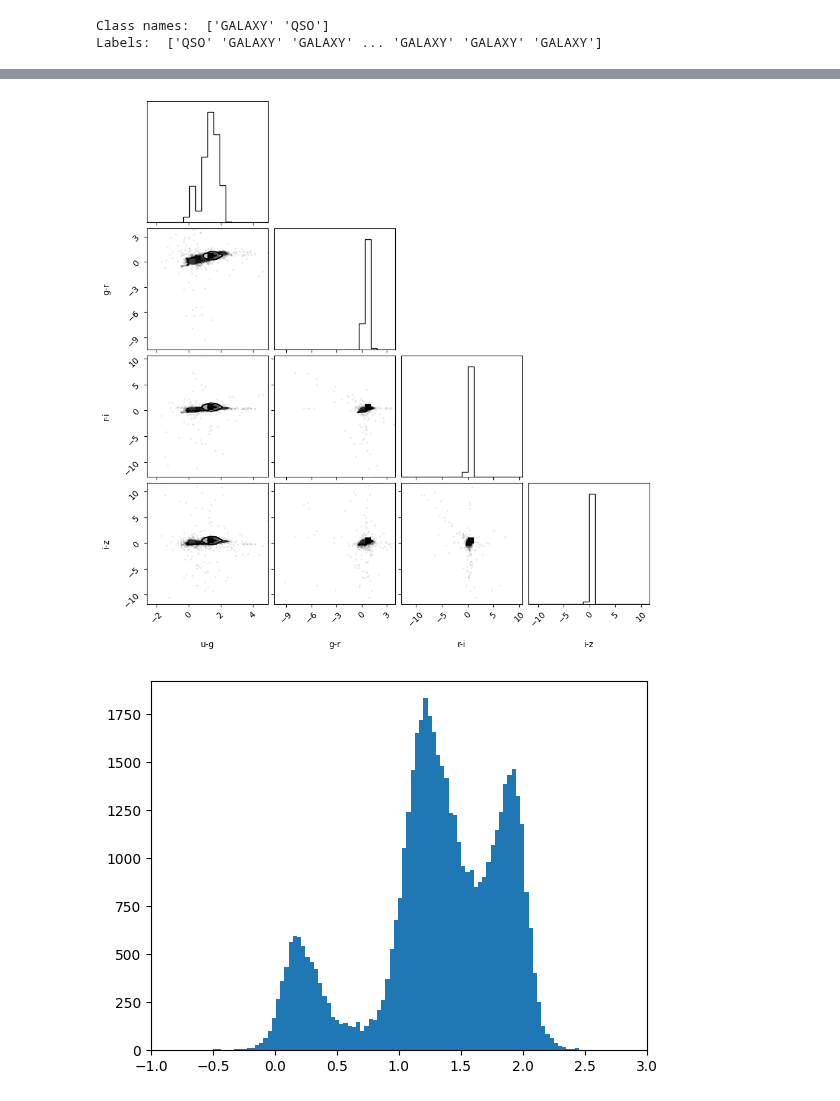
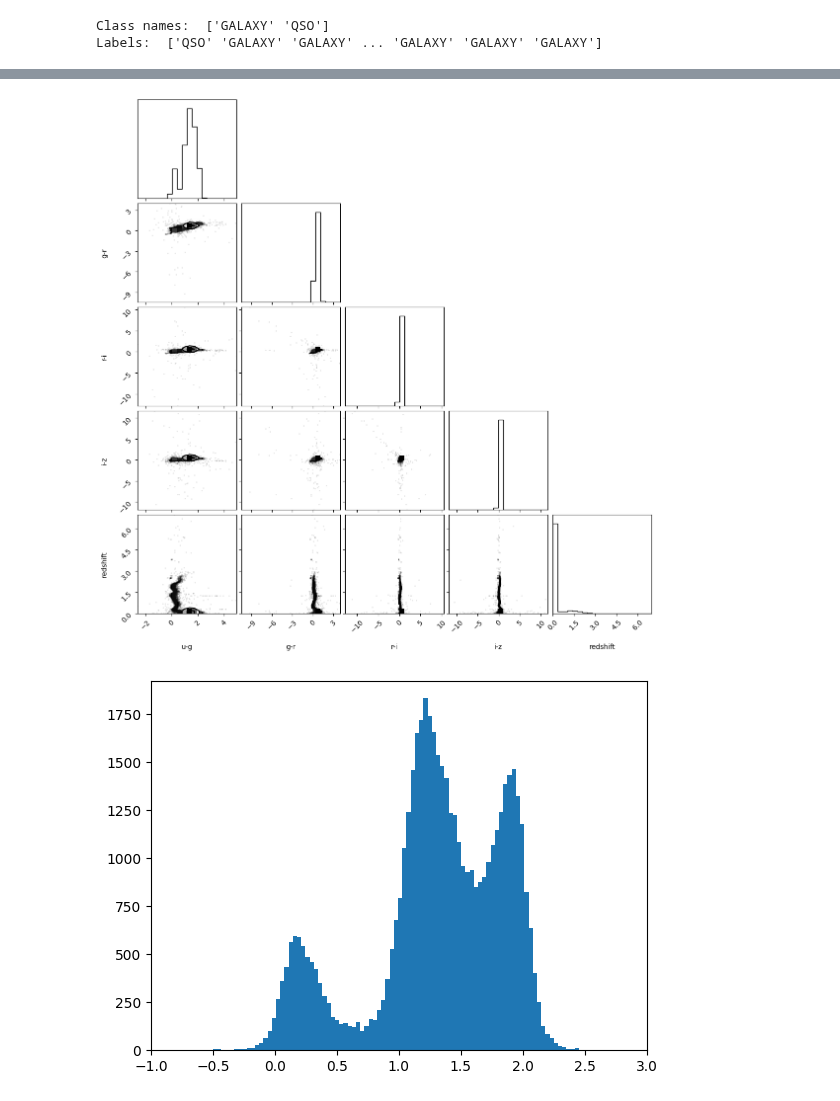
Before and after one commit to EdoSanto/astrostatistics_bicocca_2024, a Jupyter notebook: working/L19 - Galaxy vs quasars.ipynb, the cells around one changed output, grey strips where cells are left out. Saved outputs shown, nothing was run; the diff lists cells and outputs as text; code cells hidden in the pictures.

```diff
--- a/working/L19 - Galaxy vs quasars.ipynb
+++ b/working/L19 - Galaxy vs quasars.ipynb
@@ -50,8 +50,8 @@ i_z = np.array(data['i'] - data['z'])
 le = LabelEncoder()
 
 #Assign unique integers: 1 QSO, 0 galaxy
-df['class'] = le.fit_transform(df['class'])
-label_class = le.inverse_transform(df['class'])
+data['class'] = le.fit_transform(data['class'])
+label_class = le.inverse_transform(data['class'])
 class_name = le.classes_
 print('Class names: ', class_name)
 print('Labels: ', label_class)
@@ -59,7 +59,7 @@ print('Labels: ', label_class)
 Class names:  ['GALAXY' 'QSO']
 Labels:  ['QSO' 'GALAXY' 'GALAXY' ... 'GALAXY' 'GALAXY' 'GALAXY']
 # %%
-corner.corner(np.array([u_g, g_r, r_i, i_z]).T, labels=['u-g', 'g-r', 'r-i', 'i-z']);
+corner.corner(np.array([u_g, g_r, r_i, i_z, data['z1']]).T, labels=['u-g', 'g-r', 'r-i', 'i-z', 'redshift']);
 # %% [output]
 WARNING:root:Too few points to create valid contours
 WARNING:root:Too few points to create valid contours
@@ -70,4 +74,4 @@ WARNING:root:Too few points to create valid contours
-[figure, old version]
+[figure, new version]
 # %%
 plt.hist(u_g, bins = int(np.sqrt(len(u_g))))
 plt.xlim(-1,3)
```
Also changed, not shown: parts of 30 cells of this notebook, 3 other files.
